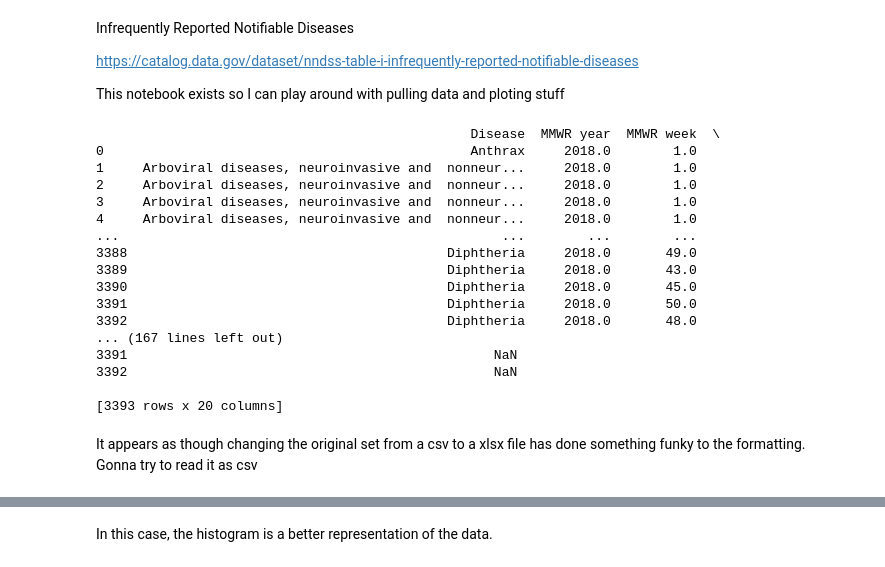
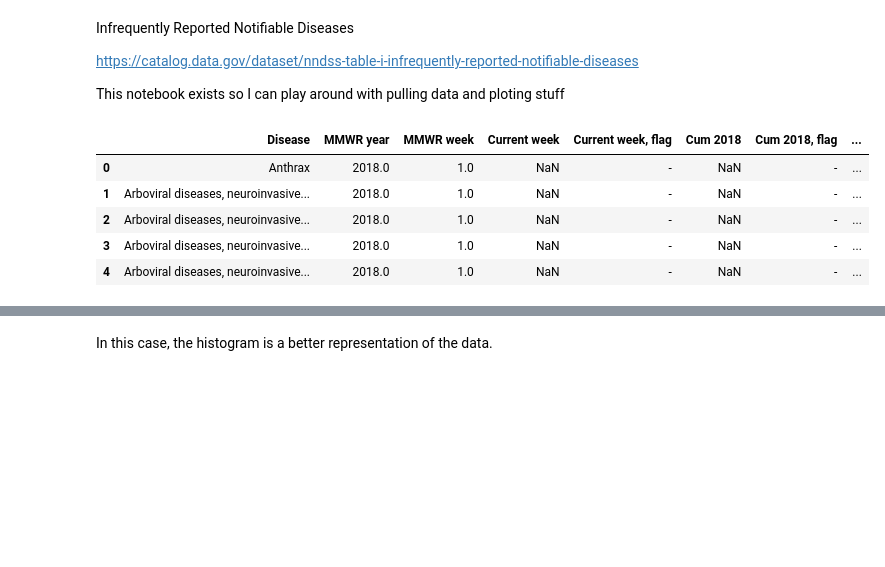
Before and after one commit to januaryeve/Infrequently_reported_diseases, a Jupyter notebook: Diseases_repo.ipynb, the cells around one changed output, grey strips where cells are left out. Cells and saved outputs as stored; diff of their text form; code cells hidden in the pictures; blank space fills up the shorter version.

```diff
--- a/Diseases_repo.ipynb
+++ b/Diseases_repo.ipynb
@@ -7,25 +7,12 @@ This notebook exists so I can play around with pulling data and ploting stuff
 # %%
 import pandas as pd
 import matplotlib.pyplot as plt
-data = pd.read_excel('C:/job_stuff/infrequently_reported_notifiable_diseases.xlsx')
-print(data)
+df = pd.read_csv('infrequently_reported_notifiable_diseases_data.csv')
+df.head()
 # %% [output]
-                                                Disease  MMWR year  MMWR week  \
-0                                               Anthrax     2018.0        1.0
-1     Arboviral diseases, neuroinvasive and  nonneur...     2018.0        1.0
-2     Arboviral diseases, neuroinvasive and  nonneur...     2018.0        1.0
-3     Arboviral diseases, neuroinvasive and  nonneur...     2018.0        1.0
-4     Arboviral diseases, neuroinvasive and  nonneur...     2018.0        1.0
-...                                                 ...        ...        ...
-3388                                         Diphtheria     2018.0       49.0
-3389                                         Diphtheria     2018.0       43.0
-3390                                         Diphtheria     2018.0       45.0
-3391                                         Diphtheria     2018.0       50.0
-3392                                         Diphtheria     2018.0       48.0
-... (167 lines left out)
-3391                                               NaN
-3392                                               NaN
-
-[3393 rows x 20 columns]
+|  | Disease | MMWR year | MMWR week | Current week | Current week, flag | Cum 2018 | Cum 2018, flag | ... |
+| 0 | Anthrax | 2018.0 | 1.0 | NaN | - | NaN | - | ... |
+| 1 | Arboviral diseases, neuroinvasive... | 2018.0 | 1.0 | NaN | - | NaN | - | ... |
+| 2 | Arboviral diseases, neuroinvasive... | 2018.0 | 1.0 | NaN | - | NaN | - | ... |
+| 3 | Arboviral diseases, neuroinvasive... | 2018.0 | 1.0 | NaN | - | NaN | - | ... |
+| 4 | Arboviral diseases, neuroinvasive... | 2018.0 | 1.0 | NaN | - | NaN | - | ... |
-# %% [markdown]
-It appears as though changing the original set from a csv to a xlsx file has done something funky to the formatting. Gonna try to read it as csv
```
Also changed, not shown: parts of 6 cells of this notebook, 1 other file.
